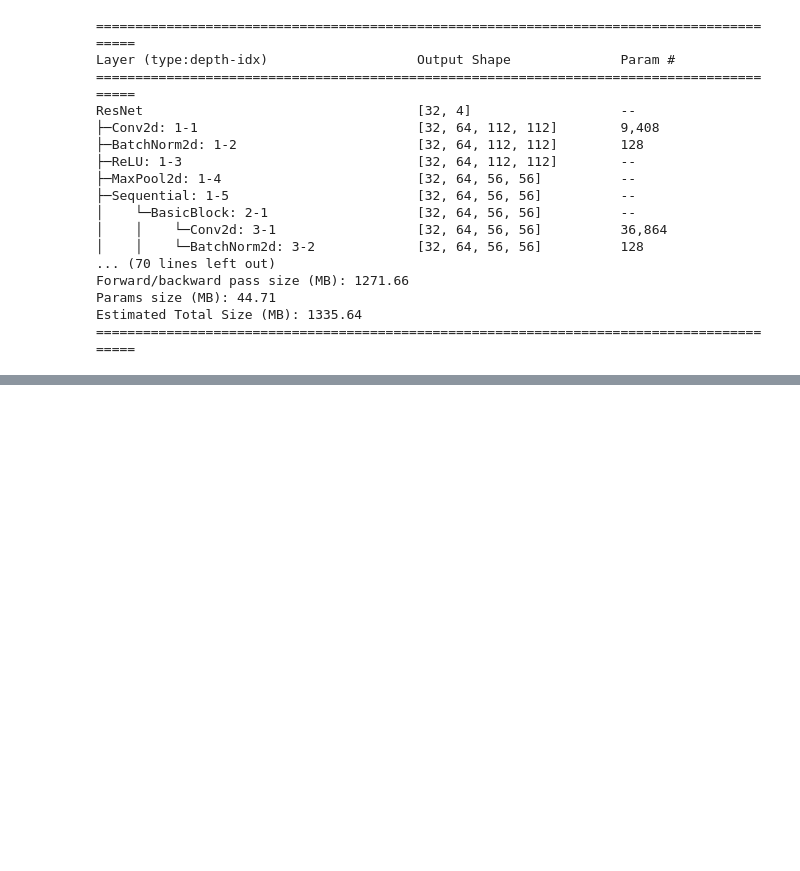
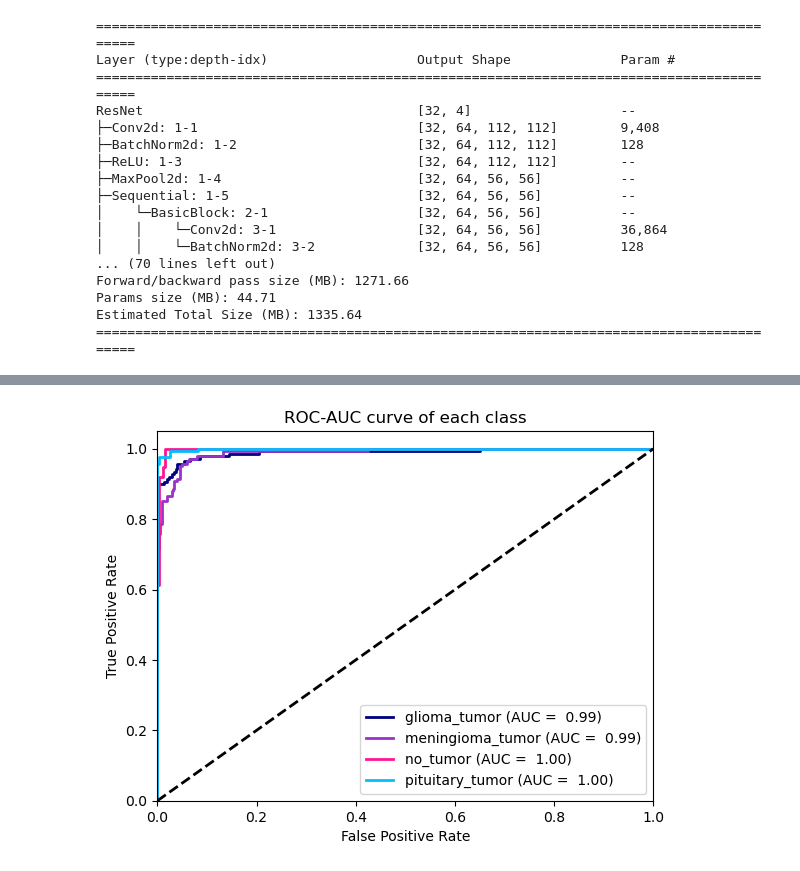
Before and after one commit to Khoi-Huynh13/NeuroVision, a Jupyter notebook: ResNet.ipynb, the cells around one changed output, grey strips where cells are left out. Cells and saved outputs as stored; diff of their text form; code cells hidden in the pictures; blank space fills up the shorter version.

```diff
--- a/ResNet.ipynb
+++ b/ResNet.ipynb
@@ -246,0 +335,31 @@ plt.plot(range(len(val_loss_over_time)), val_loss_over_time)
+# %%
+labels = list(range(4))
+fpr = dict()
+tpr = dict()
+roc_auc = dict()
+
+# One vs Rest
+for label in labels:
+    mask = (y_test_true == label).astype(int)
+    fpr[label], tpr[label], _ = roc_curve(y_true=mask, y_score=y_test_pred_probs[:, label])
+    roc_auc[label] = auc(fpr[label], tpr[label])
+
+colors = ["navy", "darkorchid", "deeppink", "deepskyblue"]
+
+for label, color in zip(labels, colors):
+    plt.plot(fpr[label],
+             tpr[label],
+             color=color,
+             lw=2,
+             label=f"{target_names[label]} (AUC = {roc_auc[label]: 0.2f})")
+
+plt.plot([0, 1], [0, 1], "k--", lw=2)
+plt.xlim([0.0, 1.0])
+plt.ylim([0.0, 1.05])
+plt.xlabel("False Positive Rate")
+plt.ylabel("True Positive Rate")
+plt.title("ROC-AUC curve of each class")
+plt.legend(loc="lower right")
+plt.show()
+# %% [output]
+[figure, added]
```
Also changed, not shown: parts of 14 cells of this notebook.
